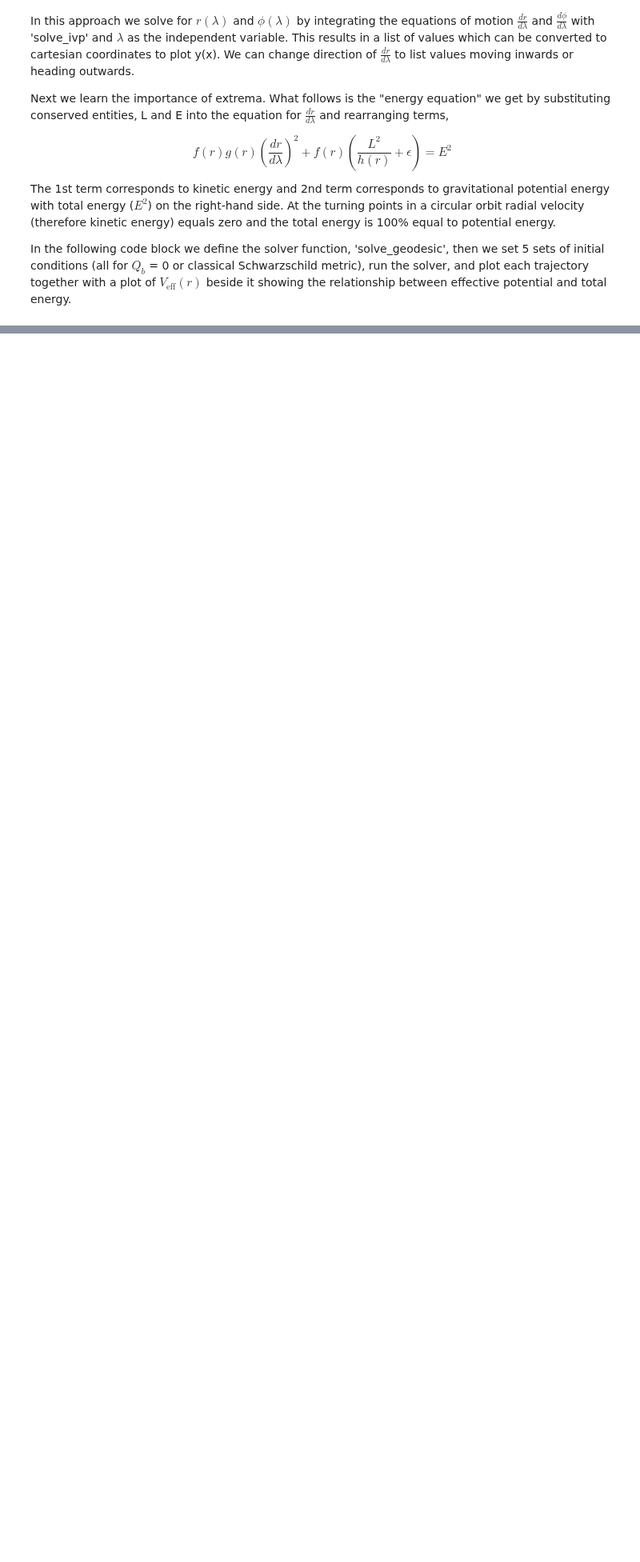
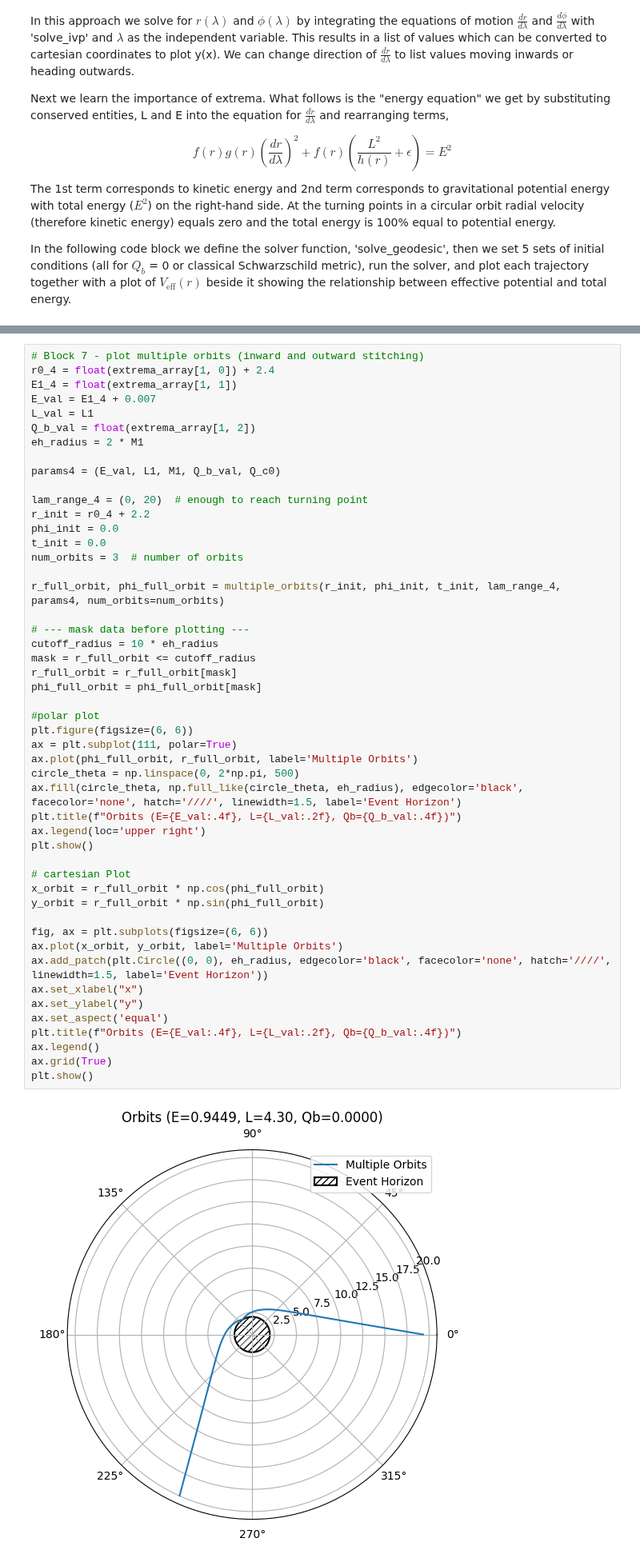
Before and after one commit to AdamSmithOrlik/quantum-black-holes, a Jupyter notebook: sue/orbital-precession.ipynb, the cells around one changed output, grey strips where cells are left out. Shown at 80% size. Saved outputs shown, nothing was run; the diff lists cells and outputs as text; blank space fills up the shorter version.

```diff
--- a/sue/orbital-precession.ipynb
+++ b/sue/orbital-precession.ipynb
@@ -381,0 +307,51 @@ def solve_geodesic(r_init, phi_init, t_init, lam_range, params, epsilon=1, inwar
+# %%
+# Block 7 - plot multiple orbits (inward and outward stitching)
+r0_4 = float(extrema_array[1, 0]) + 2.4
+E1_4 = float(extrema_array[1, 1])
+E_val = E1_4 + 0.007
+L_val = L1
+Q_b_val = float(extrema_array[1, 2])
+eh_radius = 2 * M1
+
+params4 = (E_val, L1, M1, Q_b_val, Q_c0)
+
+lam_range_4 = (0, 20)  # enough to reach turning point
+r_init = r0_4 + 2.2
+phi_init = 0.0
+t_init = 0.0
+num_orbits = 3  # number of orbits
+
+r_full_orbit, phi_full_orbit = multiple_orbits(r_init, phi_init, t_init, lam_range_4, params4, num_orbits=num_orbits)
+
+# --- mask data before plotting ---
+cutoff_radius = 10 * eh_radius
+mask = r_full_orbit <= cutoff_radius
+r_full_orbit = r_full_orbit[mask]
+phi_full_orbit = phi_full_orbit[mask]
+
+#polar plot
+plt.figure(figsize=(6, 6))
+ax = plt.subplot(111, polar=True)
+ax.plot(phi_full_orbit, r_full_orbit, label='Multiple Orbits')
+circle_theta = np.linspace(0, 2*np.pi, 500)
+ax.fill(circle_theta, np.full_like(circle_theta, eh_radius), edgecolor='black', facecolor='none', hatch='////', linewidth=1.5, label='Event Horizon')
+plt.title(f"Orbits (E={E_val:.4f}, L={L_val:.2f}, Qb={Q_b_val:.4f})")
+ax.legend(loc='upper right')
+plt.show()
+
+# cartesian Plot
+x_orbit = r_full_orbit * np.cos(phi_full_orbit)
+y_orbit = r_full_orbit * np.sin(phi_full_orbit)
+
+fig, ax = plt.subplots(figsize=(6, 6))
+ax.plot(x_orbit, y_orbit, label='Multiple Orbits')
+ax.add_patch(plt.Circle((0, 0), eh_radius, edgecolor='black', facecolor='none', hatch='////', linewidth=1.5, label='Event Horizon'))
+ax.set_xlabel("x")
+ax.set_ylabel("y")
+ax.set_aspect('equal')
+plt.title(f"Orbits (E={E_val:.4f}, L={L_val:.2f}, Qb={Q_b_val:.4f})")
+ax.legend()
+ax.grid(True)
+plt.show()
+# %% [output]
+[figure, added]
```
Also changed, not shown: parts of 8 cells of this notebook, 2 other files.
